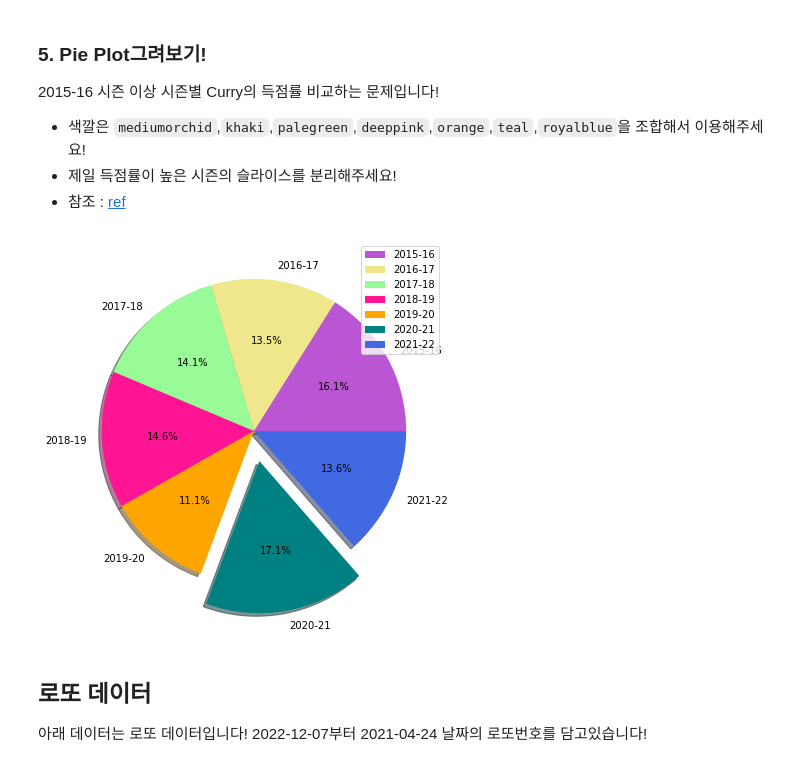
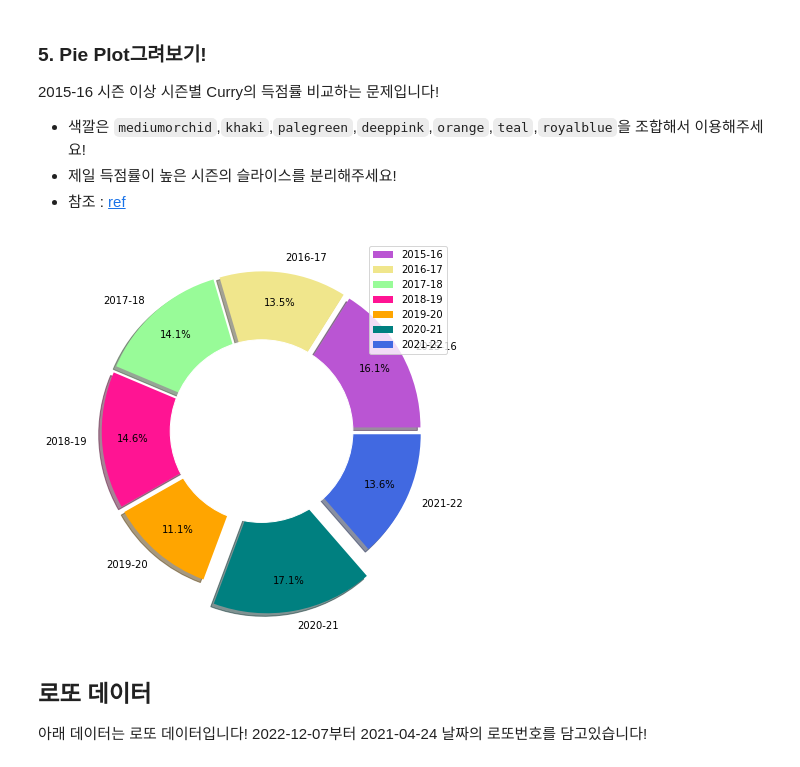
Before and after one commit to yeiniz/DAP, a Jupyter notebook: lecture4.ipynb, the cells around one changed output. Drawn from its saved outputs; the diff is of its cells as text; code cells hidden in the pictures.

```diff
--- a/lecture4.ipynb
+++ b/lecture4.ipynb
@@ -378,24 +378,26 @@ plt.show()
 # %%
 seasonCount = Curry_data['season'][Curry_data['season'] >= '2015-16'].value_counts(normalize=True)
 # typeCount
 fig, ax = plt.subplots(figsize=(7,7))
 
 ax.pie(
        Curry_data['pts'][Curry_data['season'] >= '2015-16'],
        labels = seasonCount.index,
        colors=['mediumorchid', 'khaki', 'palegreen', 'deeppink', 'orange', 'teal', 'royalblue'],
        shadow=True,
        autopct='%1.1f%%',
-       explode= [0,0,0,0,0,0.2,0]
+       pctdistance=0.8,
+       explode= [0.05,0.05,0.05,0.05,0.05,0.2,0.05]
     )
 ax.legend()
 
 #draw white circle in the middle
-
+centre_circle = plt.Circle((0,0), 0.60, color='w')
+plt.gca().add_artist(centre_circle)
 
 plt.show()
 # %% [output]
-[figure, old version]
+[figure, new version]
 # %% [markdown]
 ## 로또 데이터
 아래 데이터는 로또 데이터입니다! 2022-12-07부터 2021-04-24 날짜의 로또번호를 담고있습니다!
```
